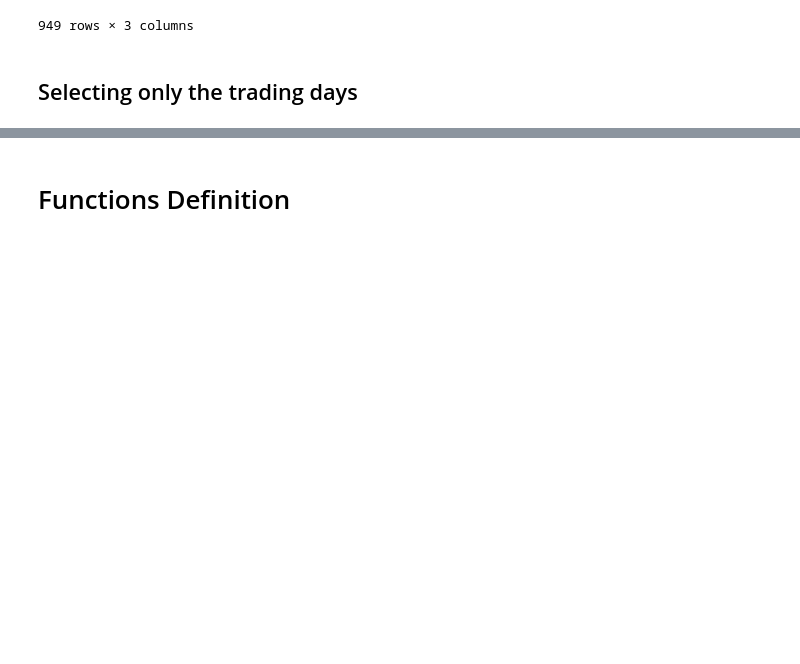
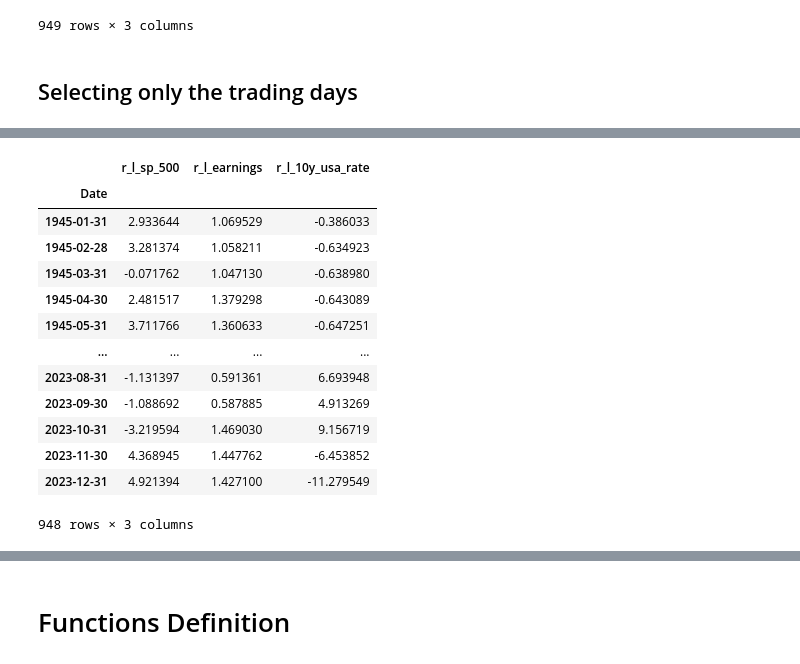
Before and after one commit to qaws211/stock-market-forecasting-thesis, a Jupyter notebook: Engle Granger/stock_market_forecasting_analysis.ipynb, the cells around one changed output, grey strips where cells are left out. Drawn from its saved outputs; the diff is of its cells as text; code cells hidden in the pictures; blank space fills up the shorter version.

```diff
--- a/Engle Granger/stock_market_forecasting_analysis.ipynb
+++ b/Engle Granger/stock_market_forecasting_analysis.ipynb
@@ -317,0 +313,18 @@ df_trading_days
+# %%
+df_r = df_r  * 100
+df_r
+# %% [output]
+|  | r_l_sp_500 | r_l_earnings | r_l_10y_usa_rate |
+| Date |  |  |  |
+| 1945-01-31 | 2.933644 | 1.069529 | -0.386033 |
+| 1945-02-28 | 3.281374 | 1.058211 | -0.634923 |
+| 1945-03-31 | -0.071762 | 1.047130 | -0.638980 |
+| 1945-04-30 | 2.481517 | 1.379298 | -0.643089 |
+| 1945-05-31 | 3.711766 | 1.360633 | -0.647251 |
+| ... | ... | ... | ... |
+| 2023-08-31 | -1.131397 | 0.591361 | 6.693948 |
+| 2023-09-30 | -1.088692 | 0.587885 | 4.913269 |
+| 2023-10-31 | -3.219594 | 1.469030 | 9.156719 |
+| 2023-11-30 | 4.368945 | 1.447762 | -6.453852 |
+| 2023-12-31 | 4.921394 | 1.427100 | -11.279549 |
+948 rows × 3 columns
```
Also changed, not shown: parts of 13 cells of this notebook.
